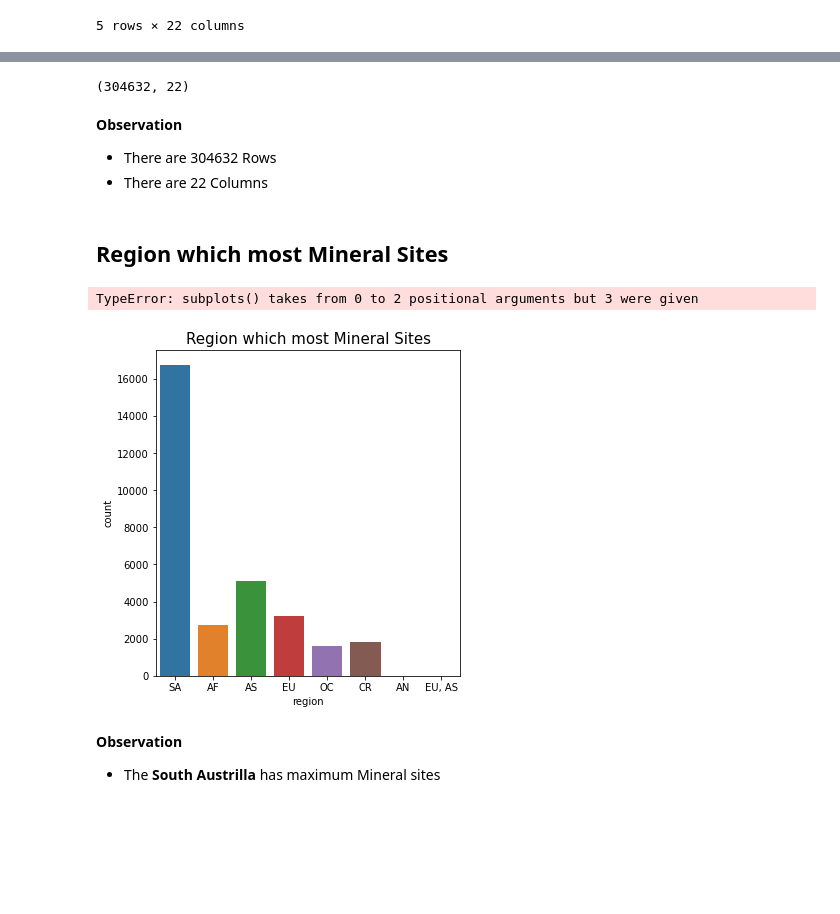
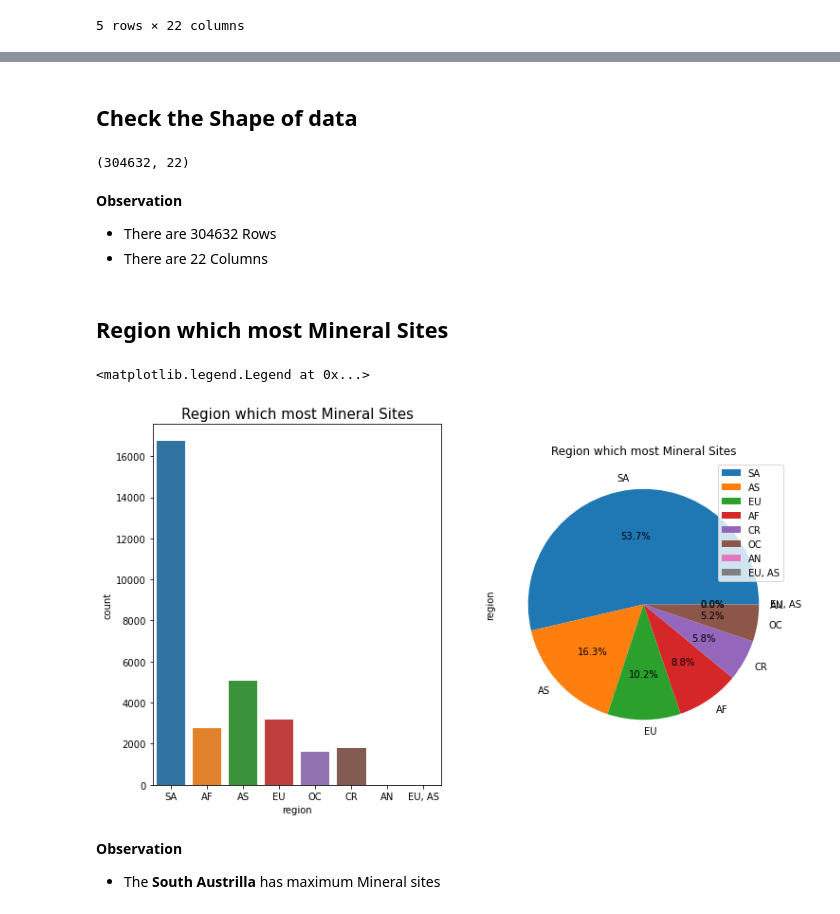
Before and after one commit to Sialsanwal/Data-Science, a Jupyter notebook: Exploratory Data Analysis (EDA)/Mineral ores around the world.ipynb, the cells around one changed output, grey strips where cells are left out. Cells and saved outputs as stored; diff of their text form; code cells hidden in the pictures; blank space fills up the shorter version.

```diff
--- a/Exploratory Data Analysis (EDA)/Mineral ores around the world.ipynb
+++ b/Exploratory Data Analysis (EDA)/Mineral ores around the world.ipynb
@@ -27,26 +25,29 @@ df.head()
+# %% [markdown]
+## Check the Shape of data
 # %%
 df.shape
 # %% [output]
 (304632, 22)
-# %% [markdown]
-**Observation**
-- There are 304632 Rows
-- There are 22 Columns
+# %% [markdown]
+**Observation**
+- There are 304632 Rows
+- There are 22 Columns
 # %% [markdown]
 ## Region which most Mineral Sites
 # %%
-plt.figure(figsize=(12,6))
+plt.figure(figsize=(12,7))
 plt.subplot(1,2,1)
 sns.countplot(data=df,x=df['region'])
 plt.title("Region which most Mineral Sites",fontsize=15)
 
-plt.subplots(1,2,2)
-plt.figure(figsize=(12,6))
-
+plt.subplot(1,2,2)
 df.region.value_counts().plot(kind='pie',autopct='%.1f%%')
+#plt.figure(figsize=(12,6))
+plt.title("Region which most Mineral Sites")
+plt.legend(loc=0)
 # %% [output]
-TypeError: subplots() takes from 0 to 2 positional arguments but 3 were given
+<matplotlib.legend.Legend at 0x...>
-[figure, old version]
+[figure, new version]
 # %% [markdown]
 **Observation**
 - The **South Austrilla** has maximum Mineral sites
```
Also changed, not shown: parts of 3 cells of this notebook.
